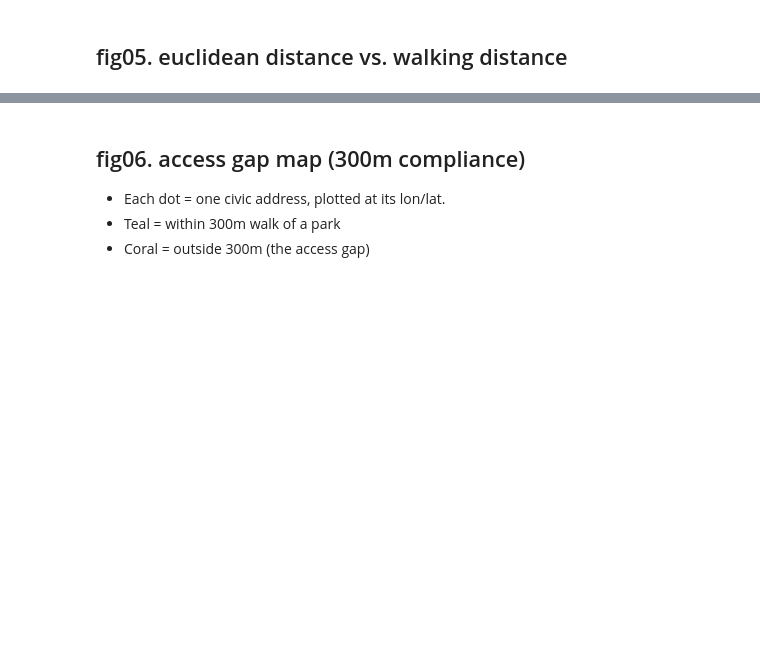
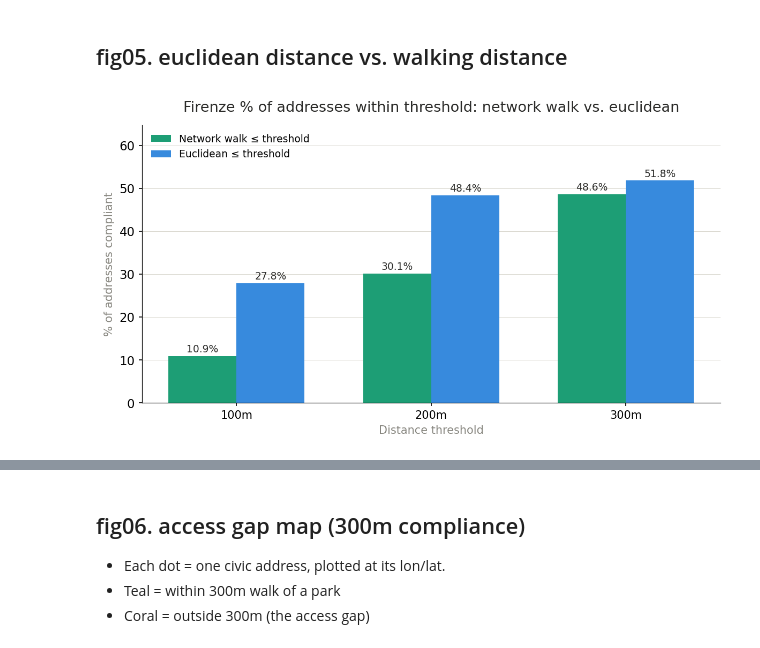
Before and after one commit to dclfbk/3-30-300-index, a Jupyter notebook: scr/300_walkability_visualization_stats.ipynb, the cells around one changed output, grey strips where cells are left out. Saved outputs shown, nothing was run; the diff lists cells and outputs as text; code cells hidden in the pictures; blank space fills up the shorter version.

```diff
--- a/scr/300_walkability_visualization_stats.ipynb
+++ b/scr/300_walkability_visualization_stats.ipynb
@@ -210,16 +145,0 @@ Skipping fig01 — no neighbourhood data
-# %%
-if HAS_NEIGHBOURHOODS:
-    nb_detail = (
-        results.groupby("neighbourhood")
-        .agg(
-            total     =("within_300m",   "count"),
-            compliant =("compliant_0ha",  "sum"),
-            comp_05ha =("compliant_0.5ha","sum"),
-        )
-        .assign(
-            compliance_pct=lambda x: x.compliant  / x.total * 100,
-            base_pct      =lambda x: x.compliant  / x.total * 100,
-            pct_05ha      =lambda x: x.comp_05ha  / x.total * 100,
-        )
-        .sort_values("compliance_pct", ascending=False)
-    )
@@ -415,30 +408,89 @@ plt.show()
 parks_metric = parks.to_crs(CRS_METRIC)
 park_id_to_idx = {pid: i for i, pid in enumerate(parks_metric["park_id"])}
 
 matched = results[results["entrance_lat"].notna()].copy().reset_index(drop=True)
 
 # Use building geometry directly — no longitude/latitude columns exist
 civico_metric = matched.to_crs(CRS_METRIC).reset_index(drop=True)
 
 def dist_to_park_boundary(row_idx, park_id):
     if pd.isna(park_id):
         return np.nan
     pidx = park_id_to_idx.get(park_id)
     if pidx is None:
         return np.nan
     return civico_metric.geometry.iloc[row_idx].distance(
         parks_metric.geometry.iloc[pidx].boundary
     )
 
 matched["euclid_dist_m"] = [
     dist_to_park_boundary(i, row["nearest_park_id"])
     for i, row in matched.iterrows()
 ]
 
 matched_wgs = matched.to_crs(CRS_WGS)
 matched["longitude"] = matched_wgs.geometry.x
 matched["latitude"]  = matched_wgs.geometry.y
 
 results_wgs = results.to_crs(CRS_WGS)
 results["longitude"] = results_wgs.geometry.x
 results["latitude"]  = results_wgs.geometry.y
+
+w = 0.35
+
+dist_thresholds = [100, 200, 300]
+
+# Calculate walk_pct_real and euclid_pct_real for EACH threshold
+walk_pct_real = []
+euclid_pct_real = []
+x = []
+
+for threshold in dist_thresholds:
+    walk_pct = (results["walk_dist_m"] <= threshold).sum() / total * 100
+    euclid_pct = (matched["euclid_dist_m"] <= threshold).sum()/ total  * 100
+    walk_pct_real.append(walk_pct)
+    euclid_pct_real.append(euclid_pct)
+
+
+    x.append(dist_thresholds.index(threshold))  # or just use range(len(dist_thresholds))
+
+# Convert to numpy arrays for easier plotting
+walk_pct_real = np.array(walk_pct_real)
+euclid_pct_real = np.array(euclid_pct_real)
+x = np.arange(len(dist_thresholds))
+
+
+fig, ax = plt.subplots(figsize=(8, 4.5))
+
+# Grouped bars, no secondary axis
+b1 = ax.bar(x - w/2, walk_pct_real,   width=w, color=TEAL, label="Network walk ≤ threshold",  zorder=2, linewidth=0)
+b2 = ax.bar(x + w/2, euclid_pct_real, width=w, color=BLUE, label="Euclidean ≤ threshold", zorder=2, linewidth=0)
+
+# Value labels above bars
+for bars in (b1, b2):
+    for bar in bars:
+        ax.text(bar.get_x() + bar.get_width() / 2, bar.get_height() + 0.4,
+            f"{bar.get_height():.1f}%", ha="center", va="bottom", fontsize=9, color=TEXT)
+
+
+
+ax.set_xticks(x)
+ax.set_xticklabels([f"{t}m" for t in dist_thresholds], fontsize=10)
+ax.set_ylabel("% of addresses compliant", fontsize=10, color=SGRAY)
+ax.set_xlabel("Distance threshold", fontsize=10, color=SGRAY)
+ax.set_title(
+    f"{CITY.title()} % of addresses within threshold: network walk vs. euclidean",
+    fontsize=13, fontweight="500", pad=12, color=TEXT
+)
+ax.set_ylim(0, max(euclid_pct_real) * 1.25)
+ax.grid(axis="y", linewidth=0.4, color=LGRAY, zorder=0)
+
+# clean single legend
+ax.legend(handles=[b1, b2], fontsize=9, frameon=False,
+    loc="upper left")
+
+plt.tight_layout()
+plt.savefig(f"figures/{CITY}/fig05_euclid_vs_walk.png", bbox_inches="tight", dpi=150)
+plt.show()
+# %% [output]
+[figure, added]
```
Also changed, not shown: parts of 30 cells of this notebook, 8 other files.
